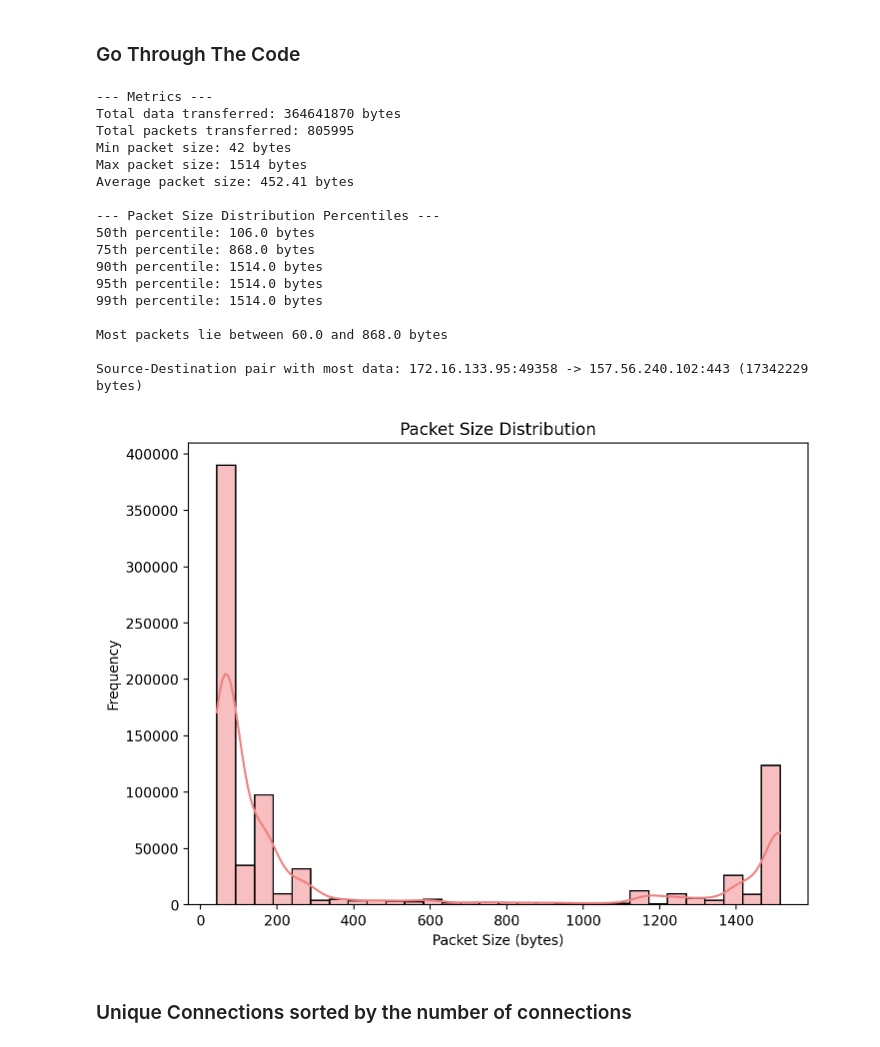
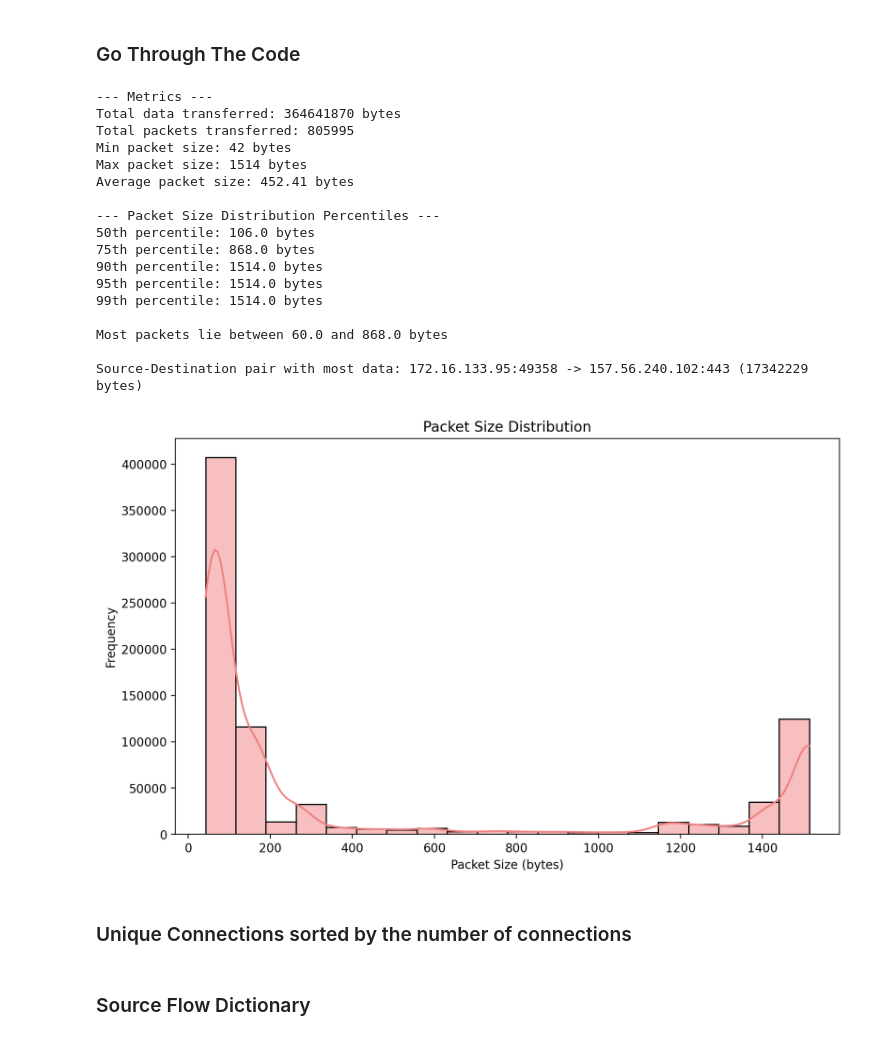
Before and after one commit to Hit2737/CN_A1, a Jupyter notebook: CodeExpQ1.ipynb, the cells around one changed output. Cells and saved outputs as stored; diff of their text form; code cells hidden in the pictures.

```diff
--- a/CodeExpQ1.ipynb
+++ b/CodeExpQ1.ipynb
@@ -62,8 +62,8 @@ print(f"Max packet size: {max_pkt_size} bytes")
 print(f"Average packet size: {avg_pkt_size:.2f} bytes")
 
 # Save packet size distribution plot using seaborn
-plt.figure(figsize=(8, 6))
-sns.histplot(packet_sizes, kde=True, bins=30, edgecolor="black", color="lightcoral")
+plt.figure(figsize=(10, 6))
+sns.histplot(packet_sizes, kde=True, bins=20, edgecolor="black", color="lightcoral")
 plt.title("Packet Size Distribution")
 plt.xlabel("Packet Size (bytes)")
 plt.ylabel("Frequency")
@@ -88,39 +88,34 @@ with open("./Logs/packet_metrics.txt", "w") as txtfile:
     txtfile.write(f"Min packet size (bytes): {min_pkt_size}\n")
     txtfile.write(f"Max packet size (bytes): {max_pkt_size}\n")
     txtfile.write(f"Average packet size (bytes): {avg_pkt_size:.2f}\n")
 
 # Save unique source-destination pairs and flows to JSON
 with open("./JSON/packet_flows.json", "w") as jsonfile:
     json.dump(src_dst_pairs, jsonfile, indent=4)
 
-# Save flow counts to JSON (source and destination IP flows)
-with open("./JSON/ip_flows.json", "w") as jsonfile:
-    json.dump({"src_flows": src_flows, "dst_flows": dst_flows}, jsonfile, indent=4)
-
-
 # Source-destination pair with the most data
 if src_dst_pairs:
     max_data_pair = max(src_dst_pairs, key=src_dst_pairs.get)
     print(f"\nSource-Destination pair with most data: {max_data_pair} ({src_dst_pairs[max_data_pair]} bytes)")
 # %% [output]
 --- Metrics ---
 Total data transferred: 364641870 bytes
 Total packets transferred: 805995
 Min packet size: 42 bytes
 Max packet size: 1514 bytes
 Average packet size: 452.41 bytes
 
 --- Packet Size Distribution Percentiles ---
 50th percentile: 106.0 bytes
 75th percentile: 868.0 bytes
 90th percentile: 1514.0 bytes
 95th percentile: 1514.0 bytes
 99th percentile: 1514.0 bytes
 
 Most packets lie between 60.0 and 868.0 bytes
 
 Source-Destination pair with most data: 172.16.133.95:49358 -> 157.56.240.102:443 (17342229 bytes)
-[figure, old version]
+[figure, new version]
 # %% [markdown]
 ### Unique Connections sorted by the number of connections
 # %%
@@ -128,3 +123,5 @@ sorted_src_dst_pairs = dict(sorted(src_dst_pairs.items(), key=lambda x: x[1], re
 # %%
 with open("./JSON/packet_flows.json", "w") as jsonfile:
     json.dump(sorted_src_dst_pairs, jsonfile, indent=4)
+# %% [markdown]
+### Source Flow Dictionary
```
Also changed, not shown: parts of 2 cells of this notebook, 5 other files.
